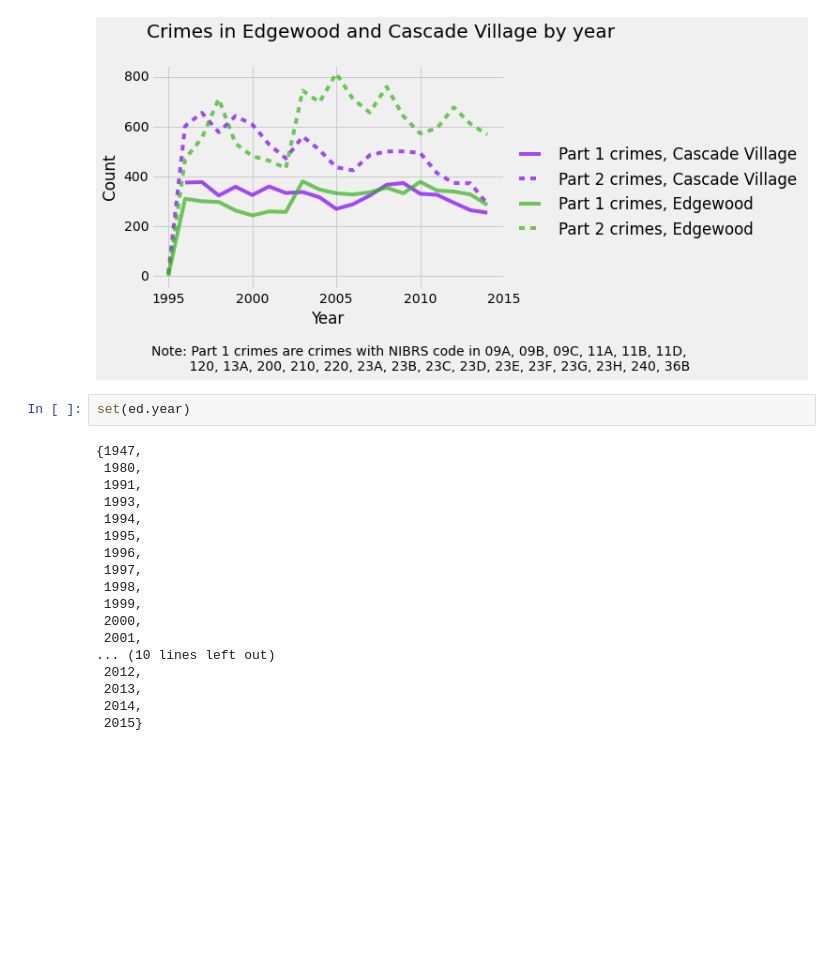
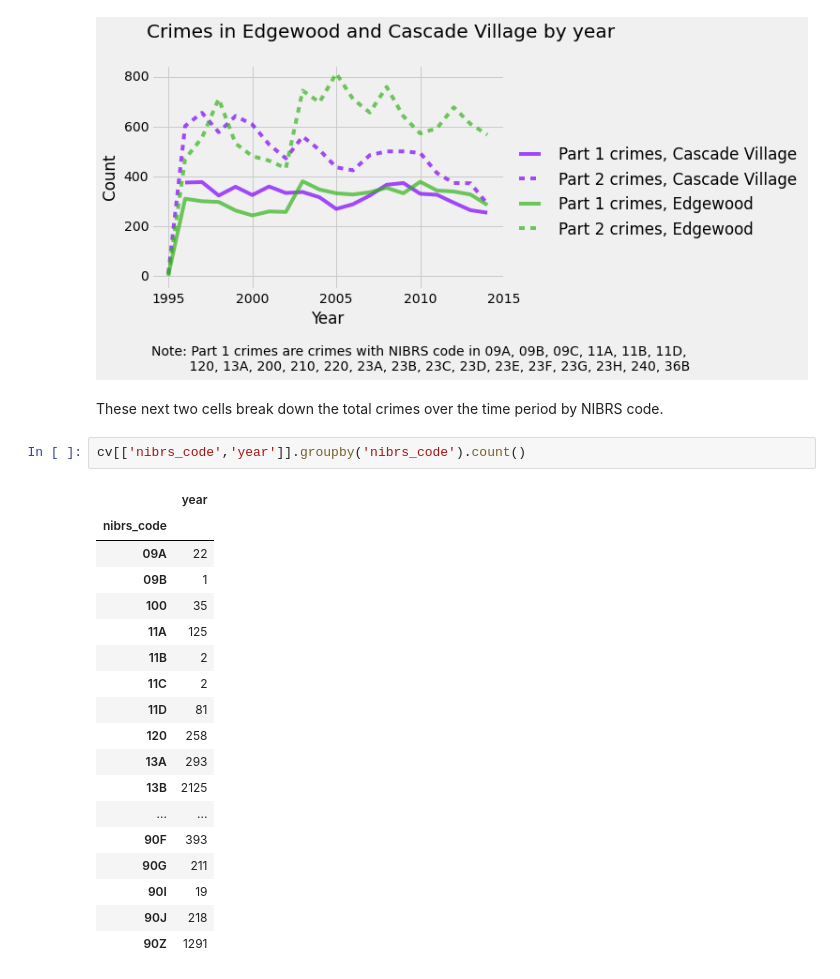
Before and after one commit to PovertyCenterCLE/akron_crime, a Jupyter notebook: 3_crime_in_cv_and_ed.ipynb, the cells around one changed output. Drawn from its saved outputs; the diff is of its cells as text; blank space fills up the shorter version.

```diff
--- a/3_crime_in_cv_and_ed.ipynb
+++ b/3_crime_in_cv_and_ed.ipynb
@@ -75,23 +73,26 @@ plt.annotate("Note: Part 1 crimes are crimes with NIBRS code in 09A, 09B, 09C, 1
 # %% [output]
 <matplotlib.text.Annotation at 0x...>
 [figure]
-# %%
-set(ed.year)
-# %% [output]
-{1947,
- 1980,
- 1991,
- 1993,
- 1994,
- 1995,
- 1996,
- 1997,
- 1998,
- 1999,
- 2000,
- 2001,
-... (10 lines left out)
- 2012,
- 2013,
- 2014,
- 2015}
+# %% [markdown]
+These next two cells break down the total crimes over the time period by NIBRS code.
+# %%
+cv[['nibrs_code','year']].groupby('nibrs_code').count()
+# %% [output]
+|  | year |
+| nibrs_code |  |
+| 09A | 22 |
+| 09B | 1 |
+| 100 | 35 |
+| 11A | 125 |
+| 11B | 2 |
+| 11C | 2 |
+| 11D | 81 |
+| 120 | 258 |
+| 13A | 293 |
+| 13B | 2125 |
+| ... | ... |
+| 90F | 393 |
+| 90G | 211 |
+| 90I | 19 |
+| 90J | 218 |
+| 90Z | 1291 |
```
Also changed, not shown: parts of 3 cells of this notebook.
